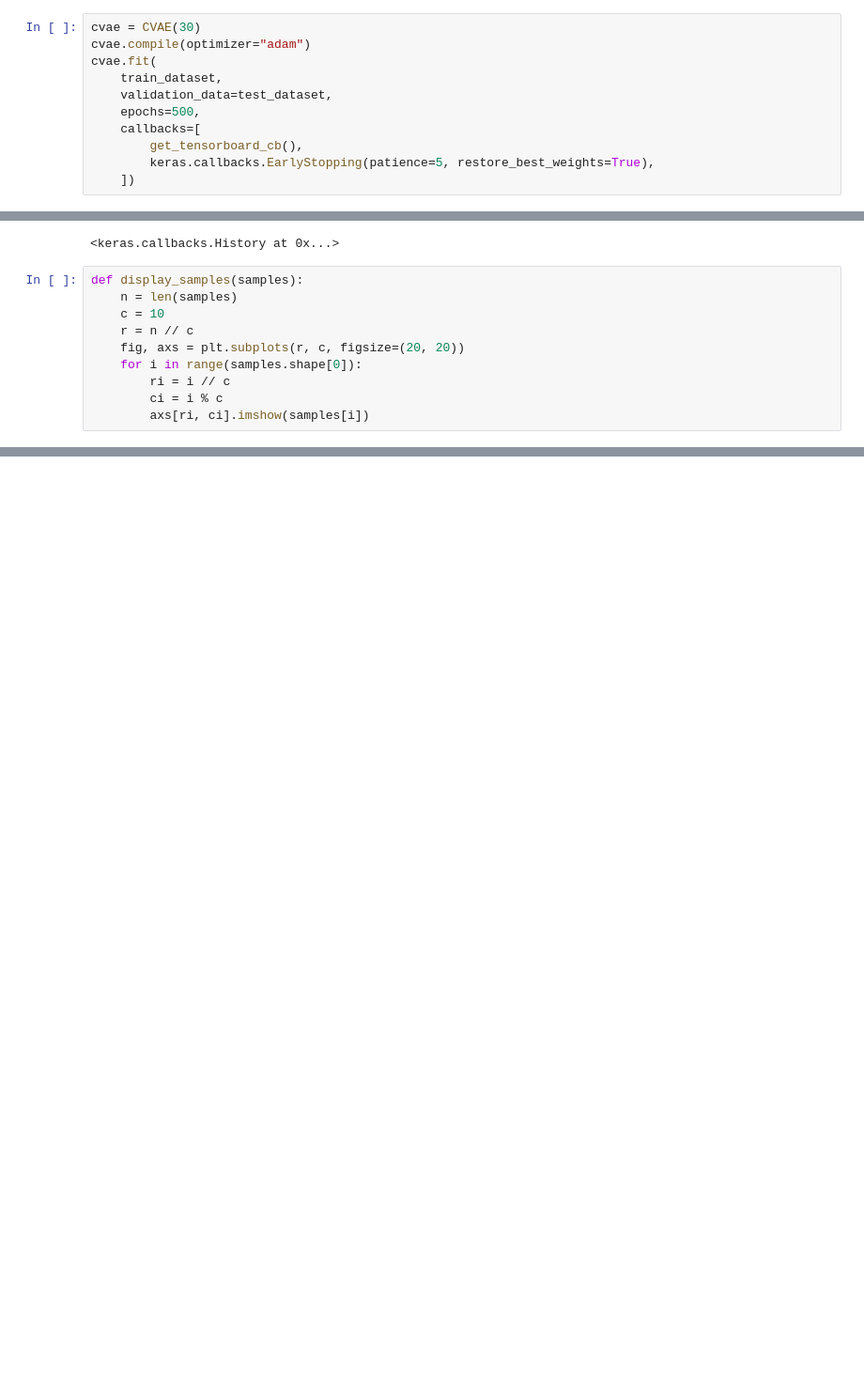
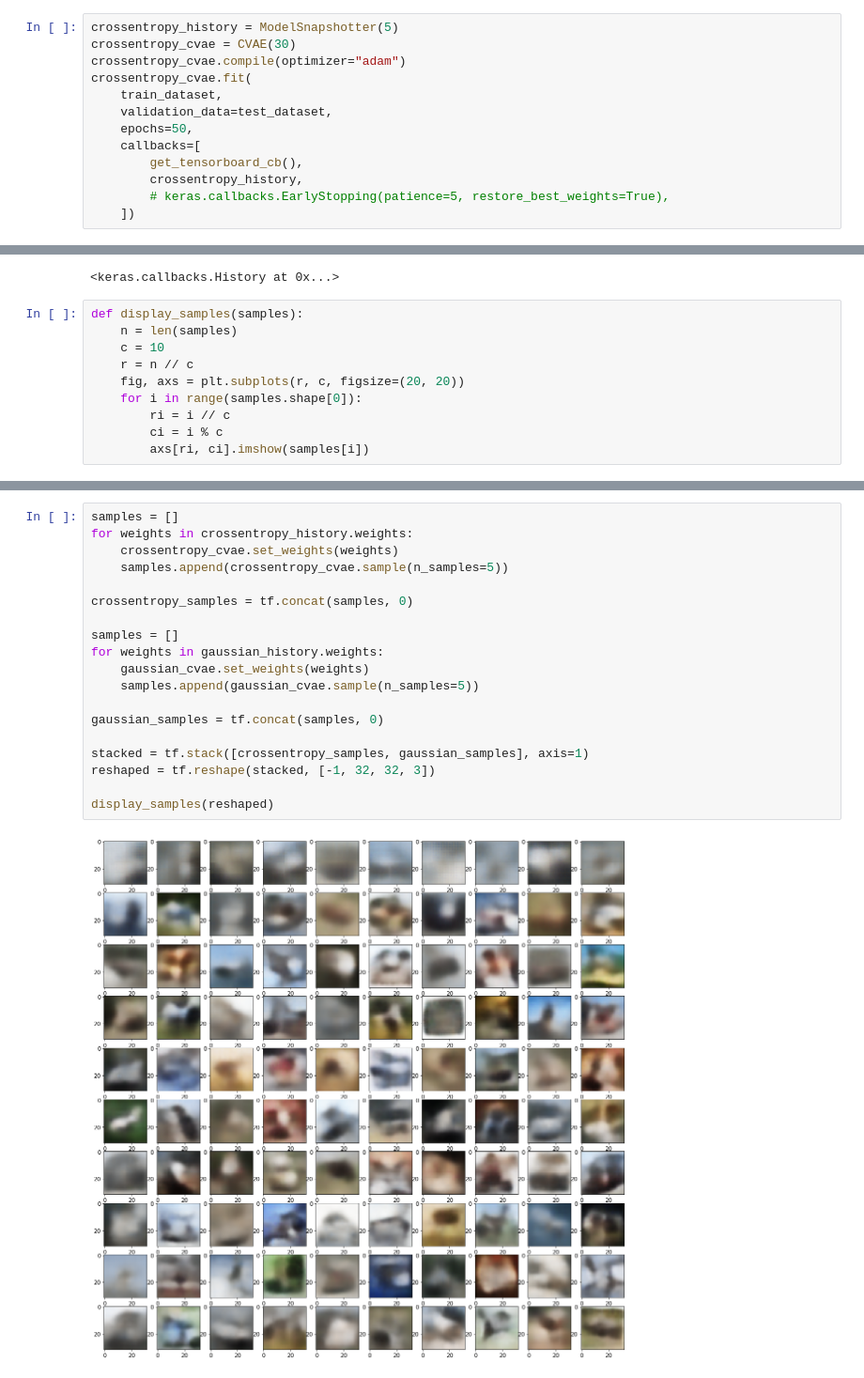
Before and after one commit to jpoler/hands-on-ml-projects, a Jupyter notebook: chapter_17/variational_autoencoder_tutorial.ipynb, the cells around one changed output, grey strips where cells are left out. Shown at 94% size. Cells and saved outputs as stored; diff of their text form; blank space fills up the shorter version.

```diff
--- a/chapter_17/variational_autoencoder_tutorial.ipynb
+++ b/chapter_17/variational_autoencoder_tutorial.ipynb
@@ -167,14 +186,16 @@ class CVAE(tf.keras.Model):
         z = self.reparameterize(mean, logvar)
         return self.decode(z, apply_sigmoid=True)
 # %%
-cvae = CVAE(30)
-cvae.compile(optimizer="adam")
-cvae.fit(
+crossentropy_history = ModelSnapshotter(5)
+crossentropy_cvae = CVAE(30)
+crossentropy_cvae.compile(optimizer="adam")
+crossentropy_cvae.fit(
     train_dataset,
     validation_data=test_dataset,
-    epochs=500,
+    epochs=50,
     callbacks=[
         get_tensorboard_cb(),
-        keras.callbacks.EarlyStopping(patience=5, restore_best_weights=True),
+        crossentropy_history,
+        # keras.callbacks.EarlyStopping(patience=5, restore_best_weights=True),
     ])
 # %% [output]
@@ -222,0 +280,21 @@ display_samples(samples)
+# %%
+samples = []
+for weights in crossentropy_history.weights:
+    crossentropy_cvae.set_weights(weights)
+    samples.append(crossentropy_cvae.sample(n_samples=5))
+
+crossentropy_samples = tf.concat(samples, 0)
+
+samples = []
+for weights in gaussian_history.weights:
+    gaussian_cvae.set_weights(weights)
+    samples.append(gaussian_cvae.sample(n_samples=5))
+
+gaussian_samples = tf.concat(samples, 0)
+
+stacked = tf.stack([crossentropy_samples, gaussian_samples], axis=1)
+reshaped = tf.reshape(stacked, [-1, 32, 32, 3])
+
+display_samples(reshaped)
+# %% [output]
+[figure, added]
```
Also changed, not shown: parts of 10 cells of this notebook.
